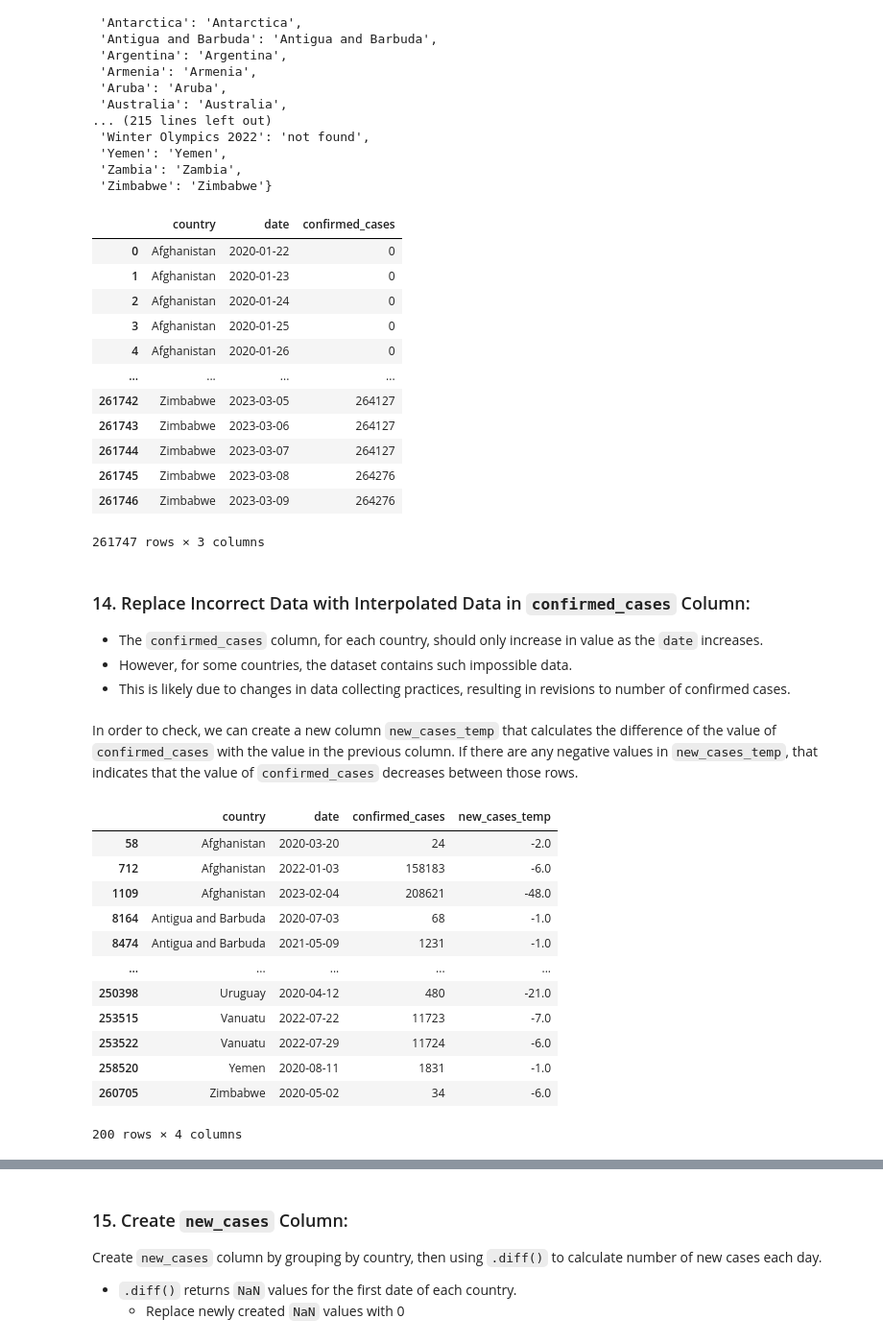
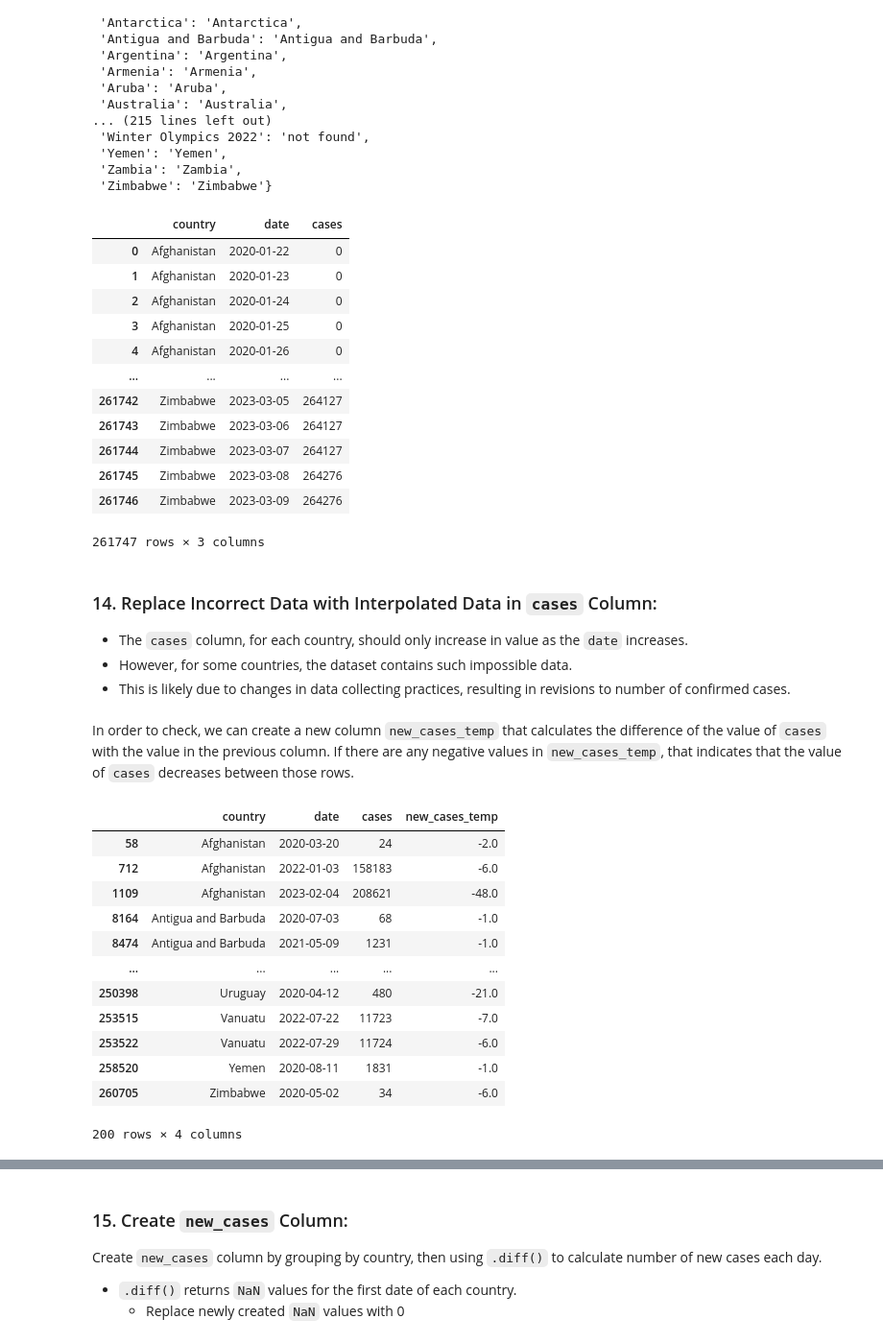
Before and after one commit to jamesinjune/COVID_19_Across_the_World, a Jupyter notebook: notebooks/COVID19_Datasets_Cleaning.ipynb, the cells around one changed output, grey strips where cells are left out. Shown at 96% size. Cells and saved outputs as stored; diff of their text form; code cells hidden in the pictures.

```diff
--- a/notebooks/COVID19_Datasets_Cleaning.ipynb
+++ b/notebooks/COVID19_Datasets_Cleaning.ipynb
@@ -257,10 +257,10 @@ df_cases_grouped[df_cases_grouped['country'] == 'Australia']
 # %% [markdown]
 ### 11. Transform DataFrame into Usable Shape:
 # %%
-# Unpivot DataFrame so that we have a `date` column and a `confirmed_cases` column, for usability
+# Unpivot DataFrame so that we have a `date` column and a `cases` column, for usability
 df_cases_melted = pd.melt(df_cases_grouped,
                           id_vars='country',
                           var_name='date',
-                          value_name='confirmed_cases')
+                          value_name='cases')
 df_cases_melted.head()
 # %% [output]
@@ -330,7 +330,7 @@ df_cases_melted = df_cases_melted[df_cases_melted['country'] != 'not found']
 df_cases_standardized = df_cases_melted.sort_values(by=['country', 'date']).reset_index(drop=True)
 df_cases_standardized
 # %% [output]
-|  | country | date | confirmed_cases |
+|  | country | date | cases |
 | 0 | Afghanistan | 2020-01-22 | 0 |
 | 1 | Afghanistan | 2020-01-23 | 0 |
 | 2 | Afghanistan | 2020-01-24 | 0 |
@@ -344,29 +344,29 @@ df_cases_standardized
 | 261746 | Zimbabwe | 2023-03-09 | 264276 |
 261747 rows × 3 columns
 # %% [markdown]
-### 14. Replace Incorrect Data with Interpolated Data in `confirmed_cases` Column:
-- The `confirmed_cases` column, for each country, should only increase in value as the `date` increases.
+### 14. Replace Incorrect Data with Interpolated Data in `cases` Column:
+- The `cases` column, for each country, should only increase in value as the `date` increases.
 - However, for some countries, the dataset contains such impossible data.
 - This is likely due to changes in data collecting practices, resulting in revisions to number of confirmed cases.
 # %% [markdown]
-In order to check, we can create a new column `new_cases_temp` that calculates the difference of the value of `confirmed_cases` with the value in the previous column. If there are any negative values in `new_cases_temp`, that indicates that the value of `confirmed_cases` decreases between those rows.
+In order to check, we can create a new column `new_cases_temp` that calculates the difference of the value of `cases` with the value in the previous column. If there are any negative values in `new_cases_temp`, that indicates that the value of `cases` decreases between those rows.
 # %%
 # Create copy of DataFrame to check for incorrect values
 df_cases_temp = df_cases_standardized.copy()
 
 # Calculate number of new cases each day within each country
 def diff_within_group(group):
     return group.diff()
 
-df_cases_temp['new_cases_temp'] = df_cases_temp.groupby('country')['confirmed_cases'].apply(diff_within_group).values
+df_cases_temp['new_cases_temp'] = df_cases_temp.groupby('country')['cases'].apply(diff_within_group).values
 
 # Replace NaN values with 0
 df_cases_temp['new_cases_temp'] = df_cases_temp['new_cases_temp'].fillna(value=0)
 
 # Check for negative values in new_cases_temp
 df_cases_temp[df_cases_temp['new_cases_temp'] < 0]
 # %% [output]
-|  | country | date | confirmed_cases | new_cases_temp |
+|  | country | date | cases | new_cases_temp |
 | 58 | Afghanistan | 2020-03-20 | 24 | -2.0 |
 | 712 | Afghanistan | 2022-01-03 | 158183 | -6.0 |
 | 1109 | Afghanistan | 2023-02-04 | 208621 | -48.0 |
```
Also changed, not shown: parts of 15 cells of this notebook.
